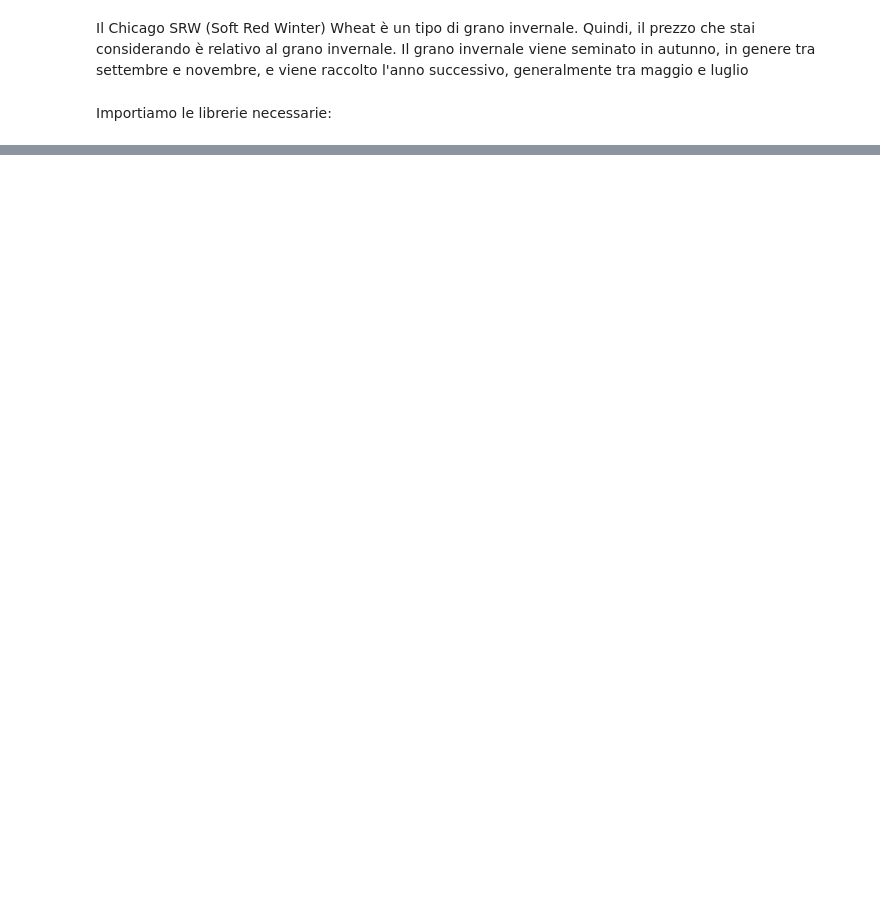
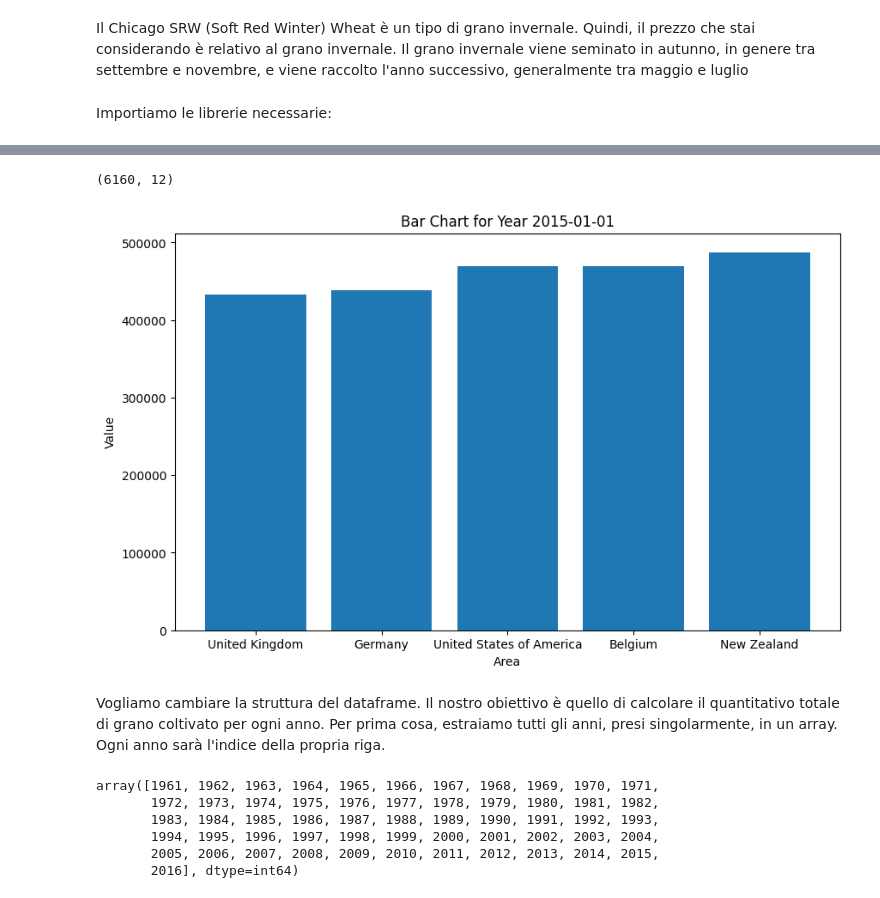
Before and after one commit to eduardalexandrut/WheatYieldPredictor, a Jupyter notebook: WheatPricePredictor.ipynb, the cells around one changed output, grey strips where cells are left out. Drawn from its saved outputs; the diff is of its cells as text; code cells hidden in the pictures; blank space fills up the shorter version.

```diff
--- a/WheatPricePredictor.ipynb
+++ b/WheatPricePredictor.ipynb
@@ -19,4 +13,0 @@ Creiamo un oggetto `Ticker` che fornisce il metodo .history(), che chiameremo pe
-# %%
-chicagoSRW = yfinance.Ticker("ZW=F")
-data = chicagoSRW.history(start = "2000-07-17", end = "2024-06-07", actions = False)
-data.head()
@@ -38,0 +16,2 @@ Stampando le prime righe del frame, possiamo notare gli attributi di ogni istanz
+# %%
+yield_data = pd.read_csv("yield.csv")
@@ -38,0 +47,3 @@ Stampando le prime righe del frame, possiamo notare gli attributi di ogni istanz
+# %%
+wheat_yield_data = yield_data.drop(['Domain Code', 'Domain', 'Area Code', 'Element Code', 'Element', 'Item Code','Year Code'], axis = 1)
+wheat_yield_data.tail()
@@ -38,0 +57,30 @@ Stampando le prime righe del frame, possiamo notare gli attributi di ogni istanz
+# %%
+wheat_yield_data.shape
+# %% [output]
+(6160, 12)
+# %%
+def show_yield_in_year(year, data):
+    filtered_data = data[data['Year'] == year].sort_values(by='Value', ascending = 'True').tail()
+    plt.figure(figsize=(10, 6))
+    plt.bar(filtered_data['Area'], filtered_data['Value'])
+    plt.xlabel('Area')
+    plt.ylabel('Value')
+    plt.title(f'Bar Chart for Year {year}')
+    plt.show()
+# %%
+show_yield_in_year('2015-01-01', wheat_yield_data)
+# %% [output]
+[figure, added]
+# %% [markdown]
+Vogliamo cambiare la struttura del dataframe. Il nostro obiettivo è quello di calcolare il quantitativo totale di grano coltivato per ogni anno.
+Per prima cosa, estraiamo tutti gli anni, presi singolarmente, in un array. Ogni anno sarà l'indice della propria riga.
+# %%
+years = wheat_yield_data.loc[:,"Year"].unique()
+years
+# %% [output]
+array([1961, 1962, 1963, 1964, 1965, 1966, 1967, 1968, 1969, 1970, 1971,
+       1972, 1973, 1974, 1975, 1976, 1977, 1978, 1979, 1980, 1981, 1982,
+       1983, 1984, 1985, 1986, 1987, 1988, 1989, 1990, 1991, 1992, 1993,
+       1994, 1995, 1996, 1997, 1998, 1999, 2000, 2001, 2002, 2003, 2004,
+       2005, 2006, 2007, 2008, 2009, 2010, 2011, 2012, 2013, 2014, 2015,
+       2016], dtype=int64)
```
Also changed, not shown: parts of 13 cells of this notebook, 4 other files.
